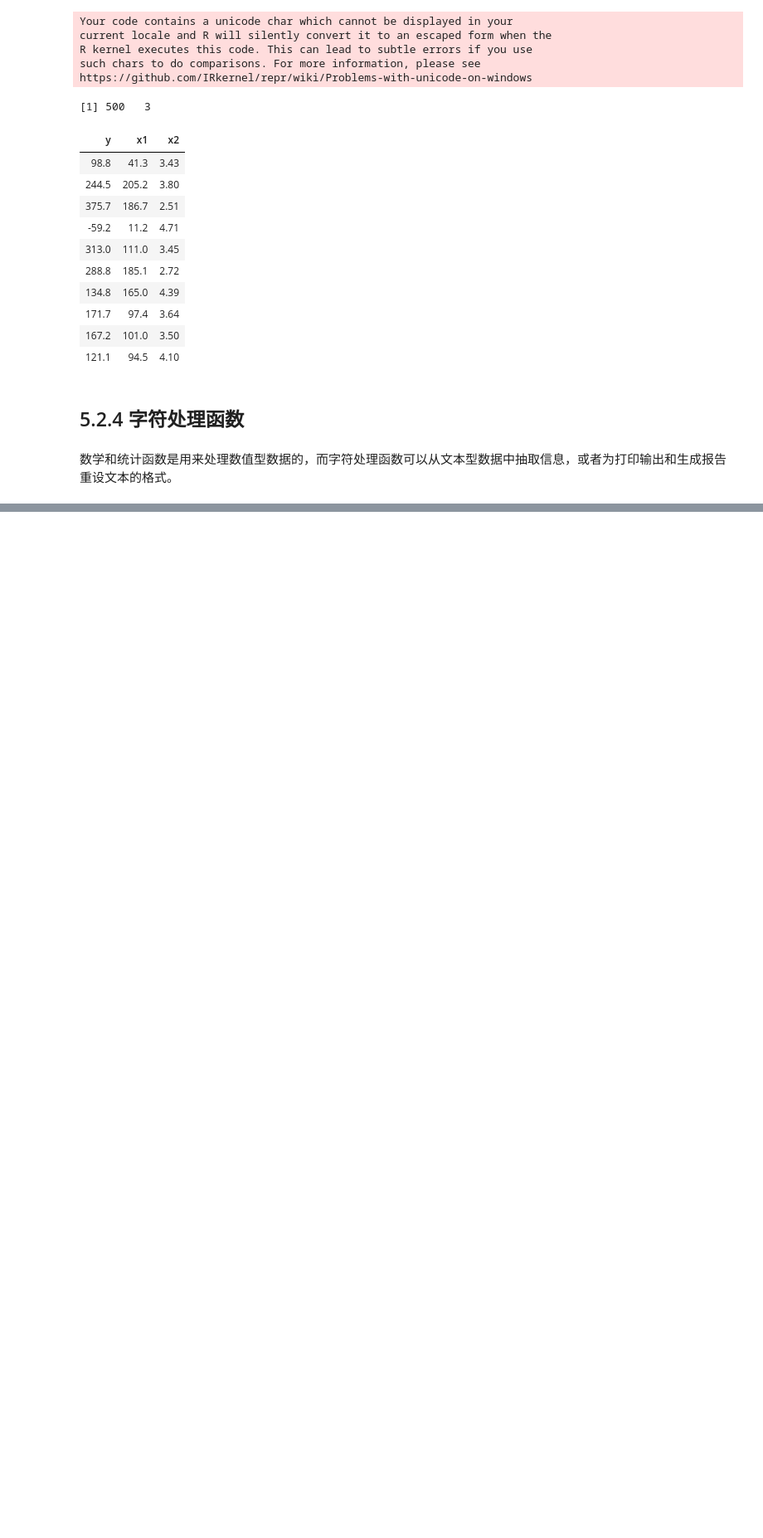
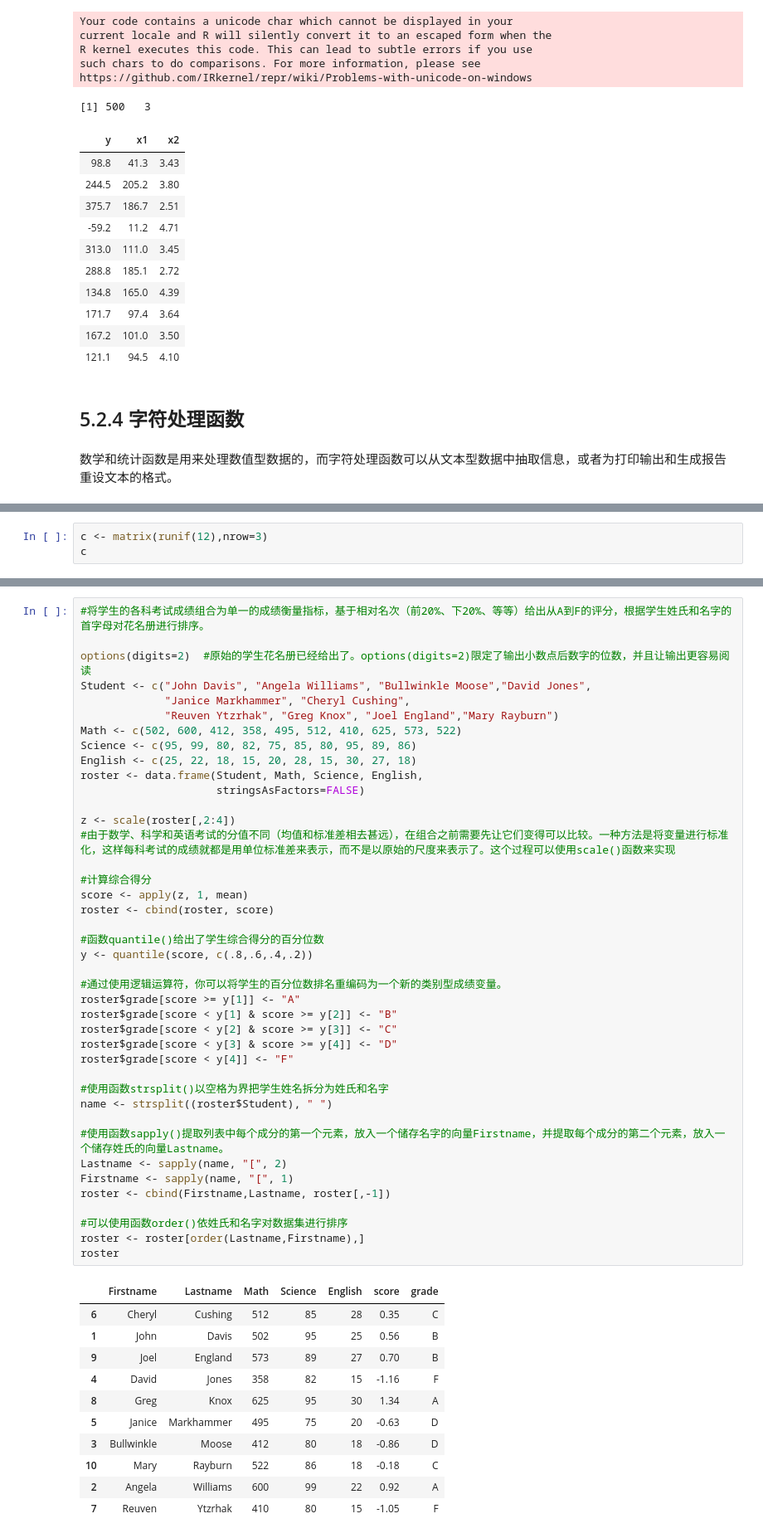
Before and after one commit to xiaowei3223/R-learning, a Jupyter notebook: 5 高级数据管理.ipynb, the cells around one changed output, grey strips where cells are left out. Shown at 83% size. Cells and saved outputs as stored; diff of their text form; blank space fills up the shorter version.

```diff
--- a/5 高级数据管理.ipynb
+++ b/5 高级数据管理.ipynb
@@ -139,0 +164,3 @@ https://github.com/IRkernel/repr/wiki/Problems-with-unicode-on-windows
+# %%
+c <- matrix(runif(12),nrow=3)
+c
@@ -139,0 +217,53 @@ https://github.com/IRkernel/repr/wiki/Problems-with-unicode-on-windows
+# %%
+#将学生的各科考试成绩组合为单一的成绩衡量指标，基于相对名次（前20%、下20%、等等）给出从A到F的评分，根据学生姓氏和名字的首字母对花名册进行排序。
+
+options(digits=2)  #原始的学生花名册已经给出了。options(digits=2)限定了输出小数点后数字的位数，并且让输出更容易阅读
+Student <- c("John Davis", "Angela Williams", "Bullwinkle Moose","David Jones",
+             "Janice Markhammer", "Cheryl Cushing",
+             "Reuven Ytzrhak", "Greg Knox", "Joel England","Mary Rayburn")
+Math <- c(502, 600, 412, 358, 495, 512, 410, 625, 573, 522)
+Science <- c(95, 99, 80, 82, 75, 85, 80, 95, 89, 86)
+English <- c(25, 22, 18, 15, 20, 28, 15, 30, 27, 18)
+roster <- data.frame(Student, Math, Science, English,
+                     stringsAsFactors=FALSE)
+
+z <- scale(roster[,2:4])
+#由于数学、科学和英语考试的分值不同（均值和标准差相去甚远），在组合之前需要先让它们变得可以比较。一种方法是将变量进行标准化，这样每科考试的成绩就都是用单位标准差来表示，而不是以原始的尺度来表示了。这个过程可以使用scale()函数来实现
+
+#计算综合得分
+score <- apply(z, 1, mean)
+roster <- cbind(roster, score)
+
+#函数quantile()给出了学生综合得分的百分位数
+y <- quantile(score, c(.8,.6,.4,.2))
+
+#通过使用逻辑运算符，你可以将学生的百分位数排名重编码为一个新的类别型成绩变量。
+roster$grade[score >= y[1]] <- "A"
+roster$grade[score < y[1] & score >= y[2]] <- "B"
+roster$grade[score < y[2] & score >= y[3]] <- "C"
+roster$grade[score < y[3] & score >= y[4]] <- "D"
+roster$grade[score < y[4]] <- "F"
+
+#使用函数strsplit()以空格为界把学生姓名拆分为姓氏和名字
+name <- strsplit((roster$Student), " ")
+
+#使用函数sapply()提取列表中每个成分的第一个元素，放入一个储存名字的向量Firstname，并提取每个成分的第二个元素，放入一个储存姓氏的向量Lastname。
+Lastname <- sapply(name, "[", 2)
+Firstname <- sapply(name, "[", 1)
+roster <- cbind(Firstname,Lastname, roster[,-1])
+
+#可以使用函数order()依姓氏和名字对数据集进行排序
+roster <- roster[order(Lastname,Firstname),]
+roster
+# %% [output]
+|  | Firstname | Lastname | Math | Science | English | score | grade |
+| 6 | Cheryl | Cushing | 512 | 85 | 28 | 0.35 | C |
+| 1 | John | Davis | 502 | 95 | 25 | 0.56 | B |
+| 9 | Joel | England | 573 | 89 | 27 | 0.70 | B |
+| 4 | David | Jones | 358 | 82 | 15 | -1.16 | F |
+| 8 | Greg | Knox | 625 | 95 | 30 | 1.34 | A |
+| 5 | Janice | Markhammer | 495 | 75 | 20 | -0.63 | D |
+| 3 | Bullwinkle | Moose | 412 | 80 | 18 | -0.86 | D |
+| 10 | Mary | Rayburn | 522 | 86 | 18 | -0.18 | C |
+| 2 | Angela | Williams | 600 | 99 | 22 | 0.92 | A |
+| 7 | Reuven | Ytzrhak | 410 | 80 | 15 | -1.05 | F |
```
Also changed, not shown: parts of 40 cells of this notebook, 2 other files.
